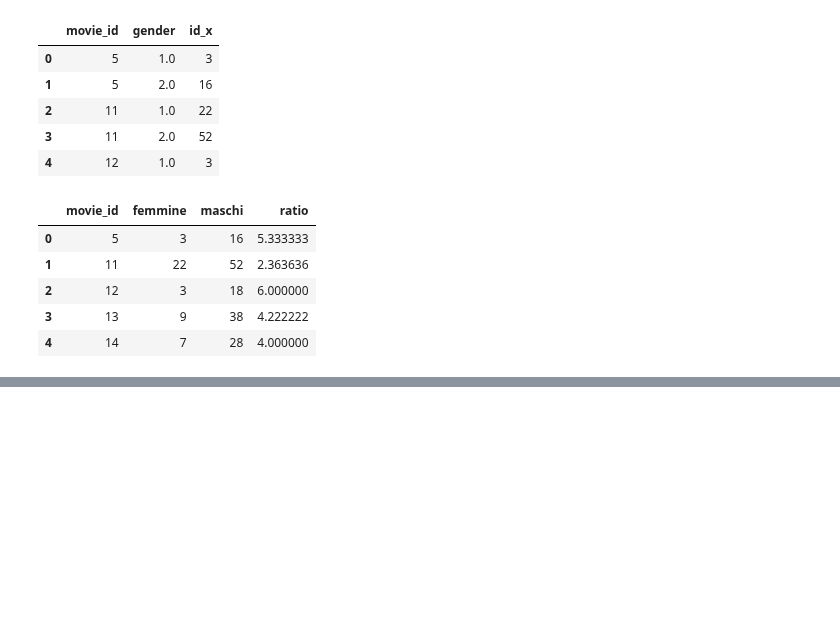
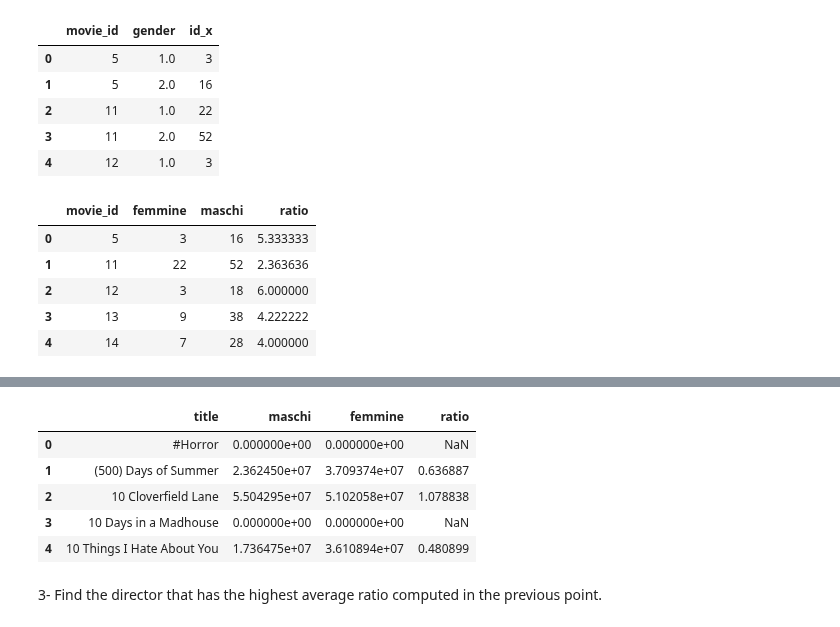
Before and after one commit to silviasantamaria/computerscience, a Jupyter notebook: NUOVO_PROJECT.ipynb, the cells around one changed output, grey strips where cells are left out. Saved outputs shown, nothing was run; the diff lists cells and outputs as text; code cells hidden in the pictures; blank space fills up the shorter version.

```diff
--- a/NUOVO_PROJECT.ipynb
+++ b/NUOVO_PROJECT.ipynb
@@ -598,0 +612,6 @@ totale.head()
+# %%
+guadagno_maschi = new_table[new_table['gender'] == 1.0]
+guadagno_maschi = guadagno_maschi.reset_index()
+guadagno_maschi = guadagno_maschi[['title', 'guadagno']]
+guadagno_maschi = guadagno_maschi.rename(index=str, columns={"guadagno" : "maschi"})
+guadagno_maschi.head()
@@ -598,0 +625,6 @@ totale.head()
+# %%
+guadagno_femmine = new_table[new_table['gender'] == 2.0]
+guadagno_femmine = guadagno_femmine.reset_index()
+guadagno_femmine = guadagno_femmine[['title', 'guadagno']]
+guadagno_femmine = guadagno_femmine.rename(index=str, columns={"guadagno" : "femmine"})
+guadagno_femmine.head()
@@ -598,0 +638,13 @@ totale.head()
+# %%
+tot_guadagni = pd.merge(guadagno_maschi, guadagno_femmine, on = 'title')
+tot_guadagni['ratio'] = tot_guadagni['maschi'] / tot_guadagni['femmine']
+tot_guadagni.head()
+# %% [output]
+|  | title | maschi | femmine | ratio |
+| 0 | #Horror | 0.000000e+00 | 0.000000e+00 | NaN |
+| 1 | (500) Days of Summer | 2.362450e+07 | 3.709374e+07 | 0.636887 |
+| 2 | 10 Cloverfield Lane | 5.504295e+07 | 5.102058e+07 | 1.078838 |
+| 3 | 10 Days in a Madhouse | 0.000000e+00 | 0.000000e+00 | NaN |
+| 4 | 10 Things I Hate About You | 1.736475e+07 | 3.610894e+07 | 0.480899 |
+# %% [markdown]
+3- Find the director that has the highest average ratio computed in the previous point.
```
Also changed, not shown: parts of 5 cells of this notebook.
